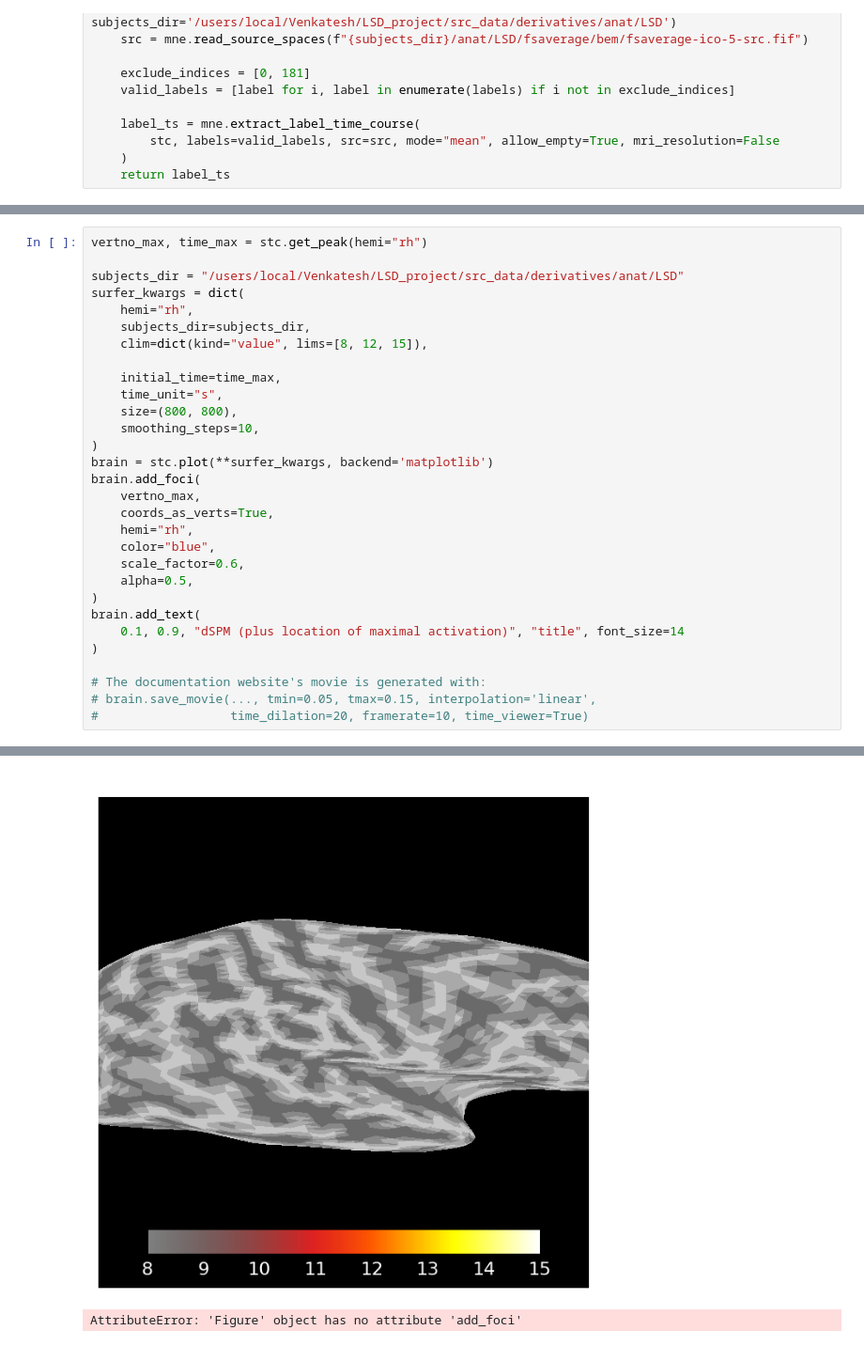
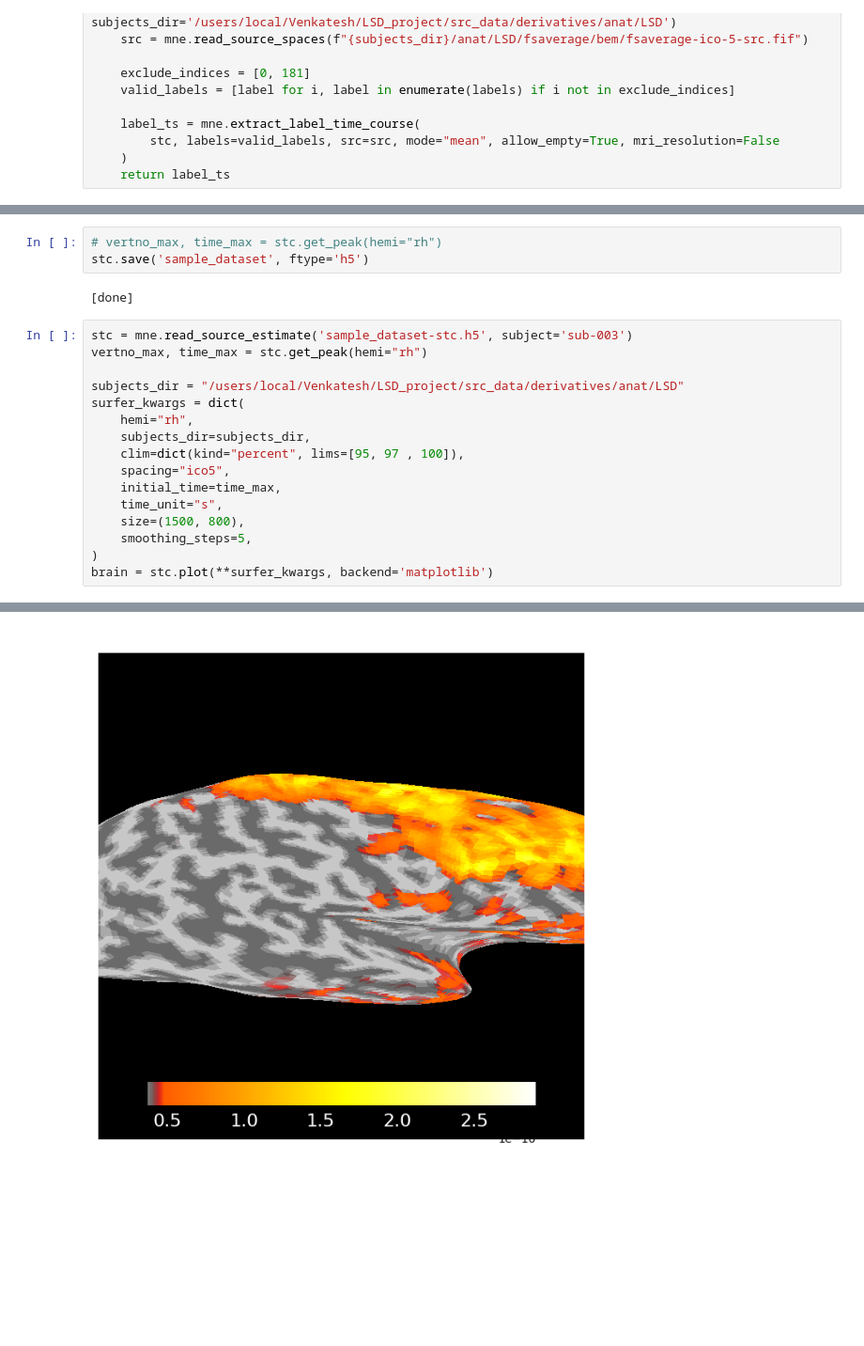
Before and after one commit to venkateshness/LSD_project, a Jupyter notebook: scripts/source localization/source_localization.ipynb, the cells around one changed output, grey strips where cells are left out. Shown: that part at 94% size. Saved outputs shown, nothing was run; the diff lists cells and outputs as text; blank space fills up the shorter version.

```diff
--- a/scripts/source localization/source_localization.ipynb
+++ b/scripts/source localization/source_localization.ipynb
@@ -349,32 +598,23 @@ plt.show()
 [figure]
+# %%
+# vertno_max, time_max = stc.get_peak(hemi="rh")
+stc.save('sample_dataset', ftype='h5')
+# %% [output]
+[done]
 # %%
+stc = mne.read_source_estimate('sample_dataset-stc.h5', subject='sub-003')
 vertno_max, time_max = stc.get_peak(hemi="rh")
 
 subjects_dir = "/users/local/Venkatesh/LSD_project/src_data/derivatives/anat/LSD"
 surfer_kwargs = dict(
     hemi="rh",
     subjects_dir=subjects_dir,
-    clim=dict(kind="value", lims=[8, 12, 15]),
-
+    clim=dict(kind="percent", lims=[95, 97 , 100]),
+    spacing="ico5",
     initial_time=time_max,
     time_unit="s",
-    size=(800, 800),
-    smoothing_steps=10,
+    size=(1500, 800),
+    smoothing_steps=5,
 )
 brain = stc.plot(**surfer_kwargs, backend='matplotlib')
-brain.add_foci(
-    vertno_max,
-    coords_as_verts=True,
-    hemi="rh",
-    color="blue",
-    scale_factor=0.6,
-    alpha=0.5,
-)
-brain.add_text(
-    0.1, 0.9, "dSPM (plus location of maximal activation)", "title", font_size=14
-)
-
-# The documentation website's movie is generated with:
-# brain.save_movie(..., tmin=0.05, tmax=0.15, interpolation='linear',
-#                  time_dilation=20, framerate=10, time_viewer=True)
 # %% [output]
@@ -386,2 +627 @@ Setting up the triangulation for the decimated surface...
-[figure, old version]
+[figure, new version]
-AttributeError: 'Figure' object has no attribute 'add_foci'
```
Also changed, not shown: parts of 33 cells of this notebook, 2 other files.
